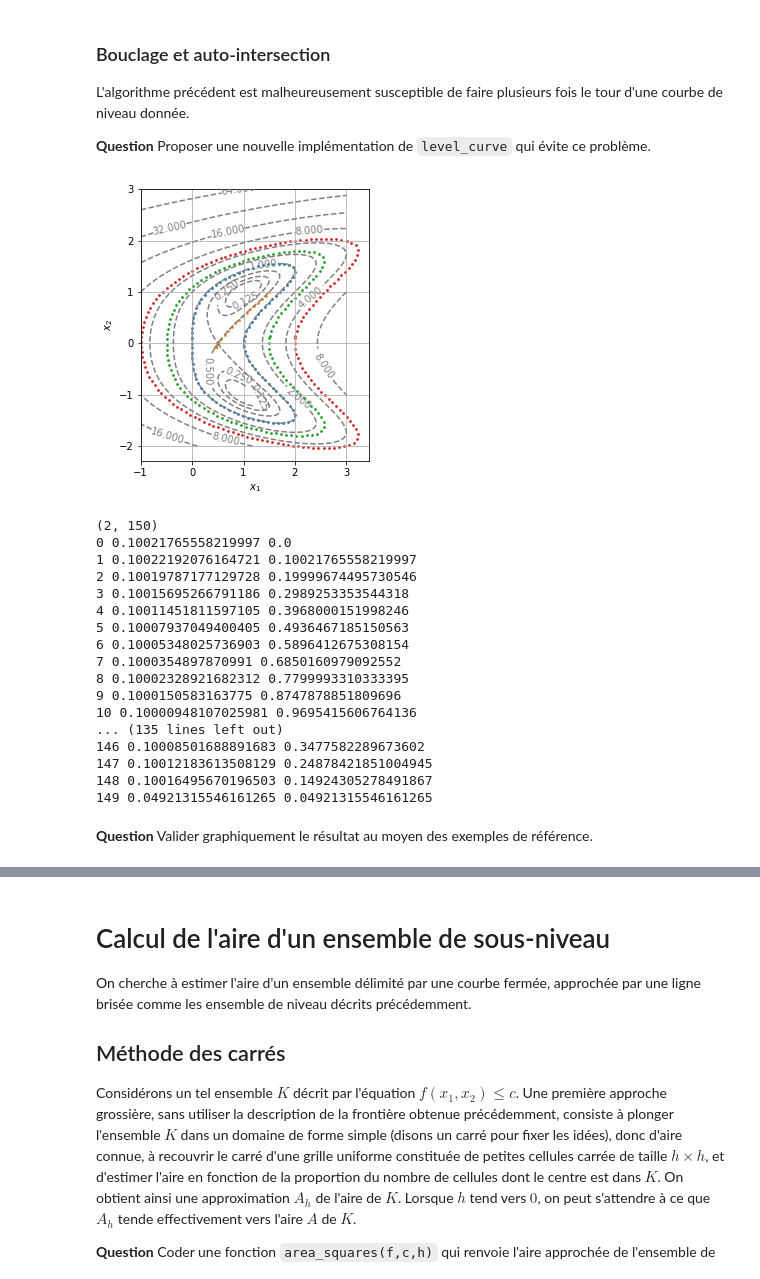
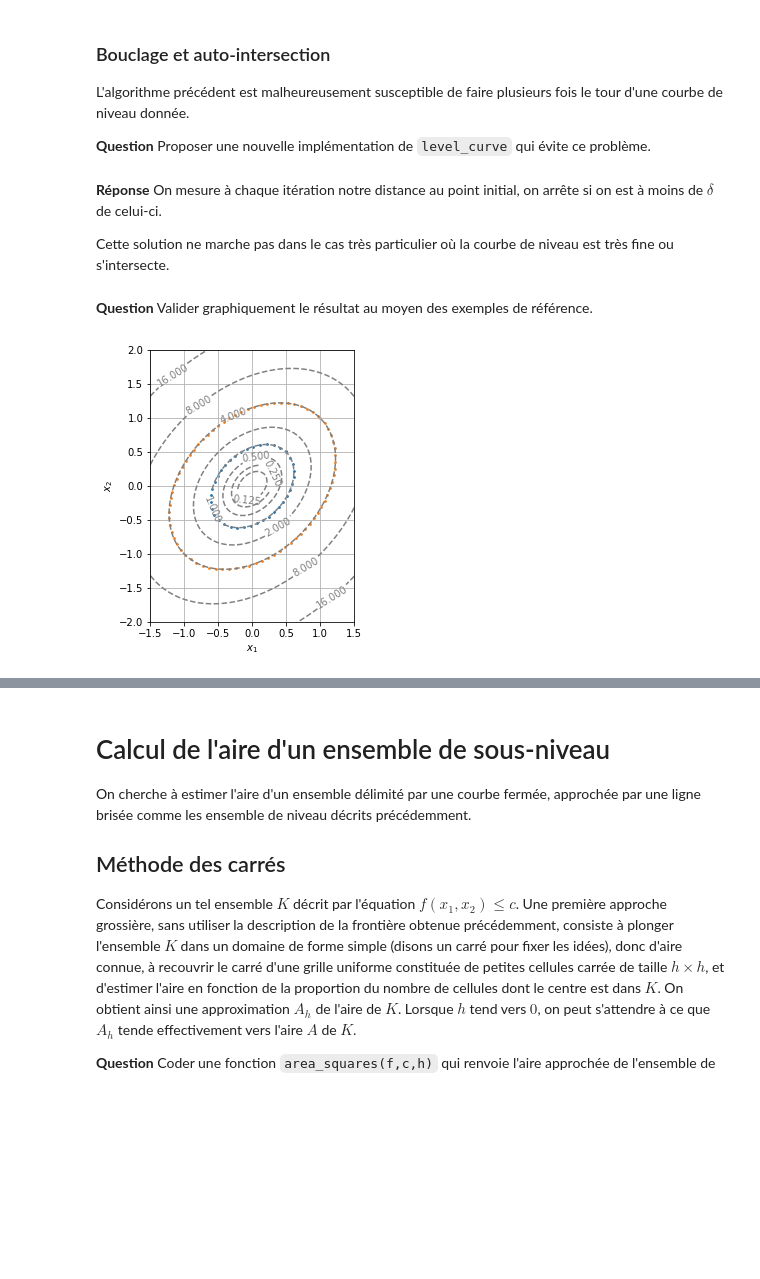
Before and after one commit to WatchfulCoder/projet-numerique-CD, a Jupyter notebook: projet-maths-info.ipynb, the cells around one changed output, grey strips where cells are left out. Saved outputs shown, nothing was run; the diff lists cells and outputs as text; code cells hidden in the pictures; blank space fills up the shorter version.

```diff
--- a/projet-maths-info.ipynb
+++ b/projet-maths-info.ipynb
@@ -323,6 +308,10 @@ for i in range(res.shape[1] - 1):
 L'algorithme précédent est malheureusement susceptible de faire plusieurs fois le tour d'une courbe de niveau donnée.
 
 **Question** Proposer une nouvelle implémentation de `level_curve` qui évite ce problème.
+# %% [markdown]
+**Réponse** On mesure à chaque itération notre distance au point initial, on arrête si on est à moins de $\delta$ de celui-ci.
+
+Cette solution ne marche pas dans le cas très particulier où la courbe de niveau est très fine ou s'intersecte.
 # %%
 def level_curve(f, x0, y0, delta=.1, N=250, eps=eps):
     niveau = np.zeros(shape=(2, N))
@@ -358,50 +340,22 @@ def level_curve(f, x0, y0, delta=.1, N=250, eps=eps):
             break
 
     return niveau[:, :N_reel]
-# %%
-display_contour(
-    f2,
-    x=np.linspace(-1.0, 3.0, 100),
-    y=np.linspace(-2.0, 3.0, 100),
-    levels=[2**i for i in range(-3, 8)] # levels: [0.125, 0.25, ..., 64, 128]
-)
-
-# delta .3 marche pas
-res = level_curve(f2, 0., 0.1, delta=.1)
-plt.scatter(res[0,:],res[1,:], s=3)
-
-res = level_curve(f2, 1.5, 1., delta=.1)
-plt.scatter(res[0,:],res[1,:], s=3)
-
-res = level_curve(f2, 1.5, 0.1, delta=.1)
-plt.scatter(res[0,:],res[1,:], s=3)
-
-res = level_curve(f2, 2., 0.1, delta=.1)
-plt.scatter(res[0,:],res[1,:], s=3)
-
-plt.show()
-
-print(res.shape)
-for i in range(res.shape[1]):
-    print(i, np.linalg.norm(res[:,(i+1)%res.shape[1]] - res[:,i]), np.linalg.norm(res[:,0] - res[:,i]))
-# %% [output]
-[figure, removed]
-(2, 150)
-0 0.10021765558219997 0.0
-1 0.10022192076164721 0.10021765558219997
-2 0.10019787177129728 0.19999674495730546
-3 0.10015695266791186 0.2989253353544318
-4 0.10011451811597105 0.3968000151998246
-5 0.10007937049400405 0.4936467185150563
-6 0.10005348025736903 0.5896412675308154
-7 0.1000354897870991 0.6850160979092552
-8 0.10002328921682312 0.7799993310333395
-9 0.1000150583163775 0.8747878851809696
-10 0.10000948107025981 0.9695415606764136
-... (135 lines left out)
-146 0.10008501688891683 0.3477582289673602
-147 0.10012183613508129 0.24878421851004945
-148 0.10016495670196503 0.14924305278491867
-149 0.04921315546161265 0.04921315546161265
 # %% [markdown]
 **Question** Valider graphiquement le résultat au moyen des exemples de référence.
+# %%
+display_contour(
+    f1,
+    x=np.linspace(-1.5, 1.5, 100),
+    y=np.linspace(-2.0, 2.0, 100),
+    levels=[2**i for i in range(-3, 8)] # levels: [0.125, 0.25, ..., 64, 128]
+)
+
+res = level_curve(f1, 0.5, 0.5, delta=.1)
+plt.scatter(res[0,:],res[1,:], s=3)
+
+res = level_curve(f1, 1., 1., delta=.1)
+plt.scatter(res[0,:],res[1,:], s=3)
+
+plt.show()
+# %% [output]
+[figure, added]
```
Also changed, not shown: parts of 30 cells of this notebook.
